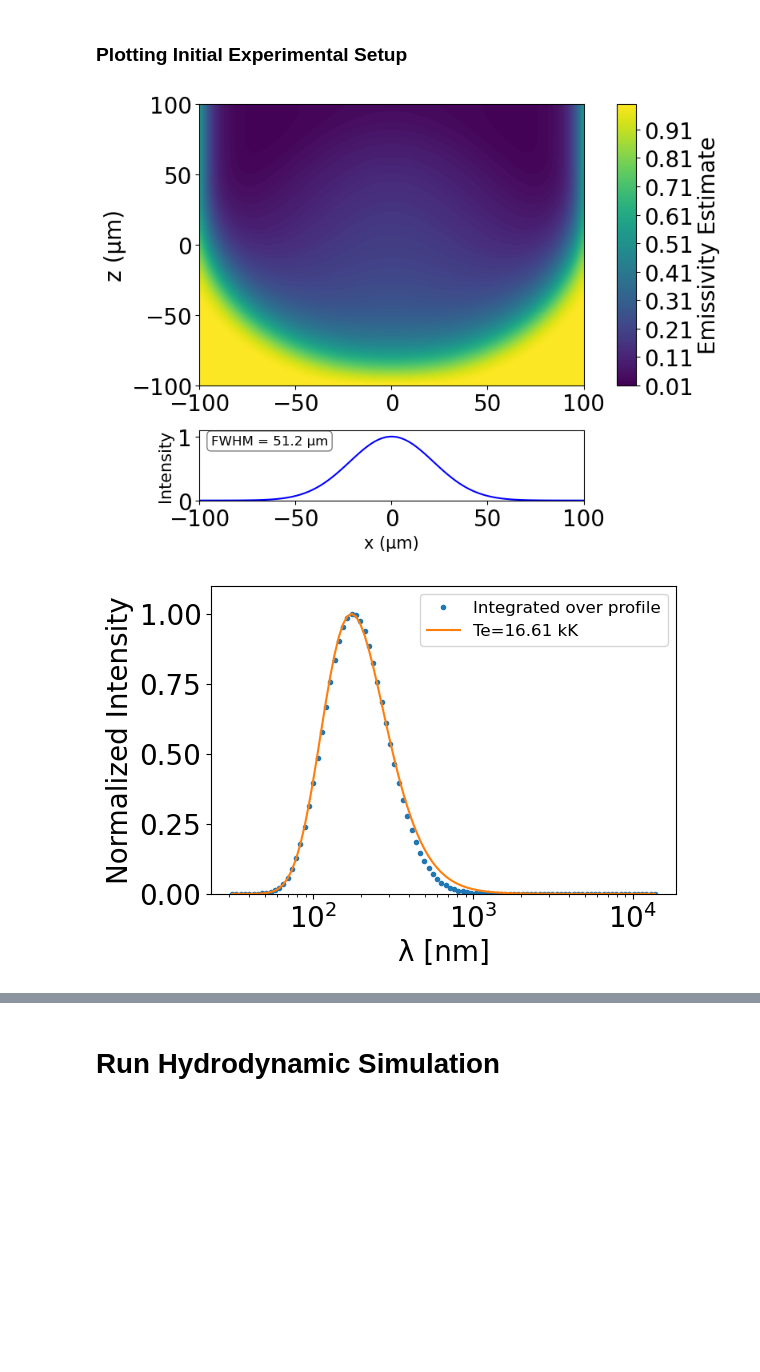
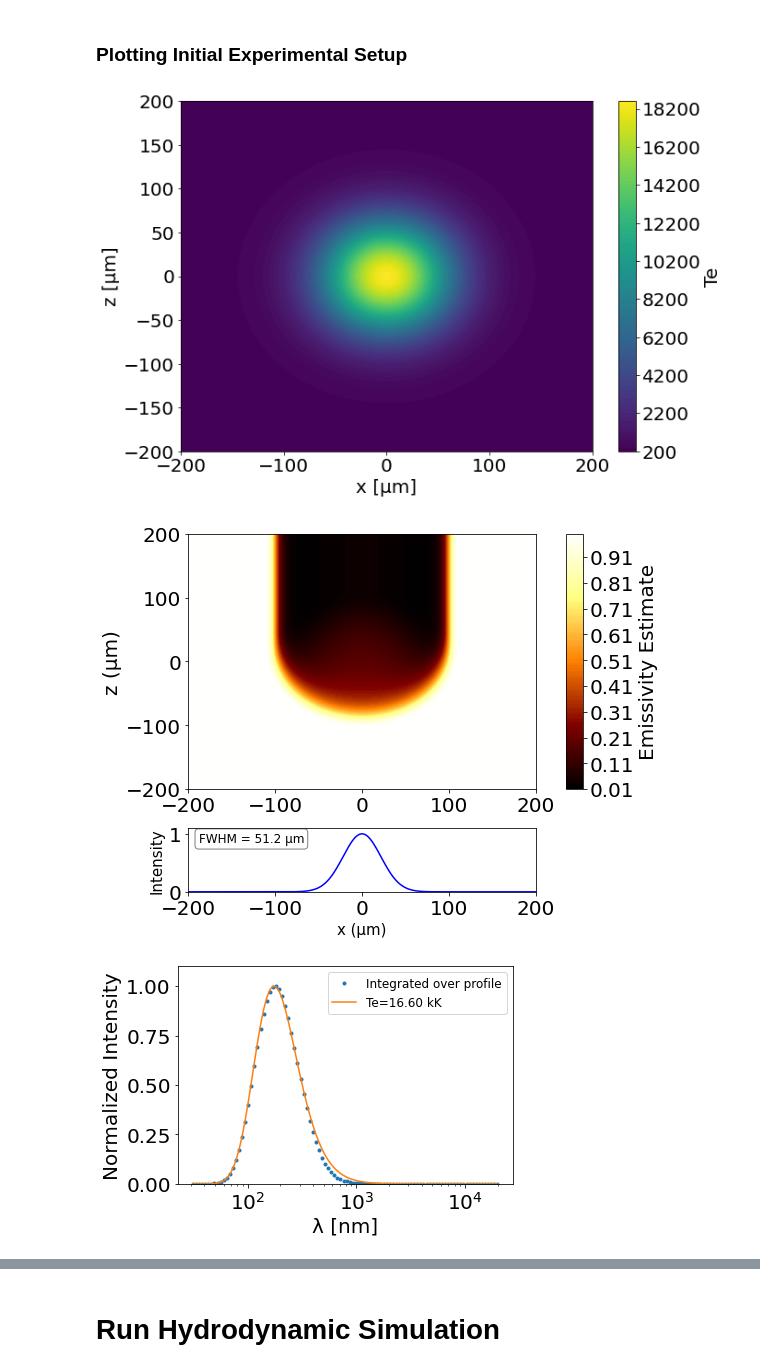
Before and after one commit to MurilloGroupMSU/Two-Temperature-Model, a Jupyter notebook: Xenon_Hydro_with_Absorption.ipynb, the cells around one changed output, grey strips where cells are left out. Drawn from its saved outputs; the diff is of its cells as text; code cells hidden in the pictures; blank space fills up the shorter version.

```diff
--- a/Xenon_Hydro_with_Absorption.ipynb
+++ b/Xenon_Hydro_with_Absorption.ipynb
@@ -59,7 +71,8 @@ with warnings.catch_warnings():
             ttm = HydroModel(Xenon_jt, model=kwargs['model'])
             exp = Measurements(Z, A, ttm.grid.r, ttm.n_e, ttm.n_i, ttm.Te, ttm.Ti, R_max = 100e-6, Nx =100, Nz=100)
             return Te_exp - exp.Te_fit, FWHM_exp - exp.FWHM
-        sol = root(find_exp_params, (Te_exp, 2*FWHM_exp))
+#         sol = root(find_exp_params, (Te_exp, 2*FWHM_exp))
+        sol = root(find_exp_params, (0.9*Te_exp, 110e-6))
         return sol
 
     initial_conditions = fit_initial_condition(Xe_data['T[kK]'][0]*1e3, Xe_FWHM_data['FWHM[μm]'][0]/1e6,**model_kwargs)
@@ -71,7 +84,7 @@ Xenon = Experiment(grid, n0, Z, A, Te_initial, gaussian_FWHM, **model_kwargs)
 ttm = HydroModel(Xenon, model = model_kwargs["model"])
 
 # Print Setup
-initial_setup = Measurements(Z, A, ttm.grid.r, ttm.n_e, ttm.n_i, ttm.Te, ttm.Ti, R_max = 100e-6, Nx =100, Nz=100)
+initial_setup = Measurements(Z, A, ttm.grid.r, ttm.n_e, ttm.n_i, ttm.Te, ttm.Ti, R_max = 200e-6, Nx =200, Nz=100)
 print("\nExp: FWHM = {0:.2f} [μm], Te = {1:.2f} [kK]".format(Xe_FWHM_data['FWHM[μm]'][0], Xe_data['T[kK]'][0]))
 print("Sim: FWHM = {0:.2f} [μm], Te = {1:.2f} [kK]".format(initial_setup.FWHM*1e6,initial_setup.Te_fit/1e3))
 # %% [output]
@@ -91,8 +103,12 @@ Sim: FWHM = 51.18 [μm], Te = 16.61 [kK]
 # %% [markdown]
 ### Plotting Initial Experimental Setup
+# %%
+initial_setup.plot_parameter(initial_setup.Te_grid, "Te")
+# %% [output]
+[figure, added]
 # %%
-initial_setup.plot_emissivity_and_intensity()
+initial_setup.plot_emissivity_and_intensity(cmap='afmhot')
 initial_setup.plot_spectral_Intensity()
 # %% [output]
-[figure, old version]
+[figure, new version]
-[figure, old version]
+[figure, new version]
```
Also changed, not shown: parts of 18 cells of this notebook, 11 other files.
